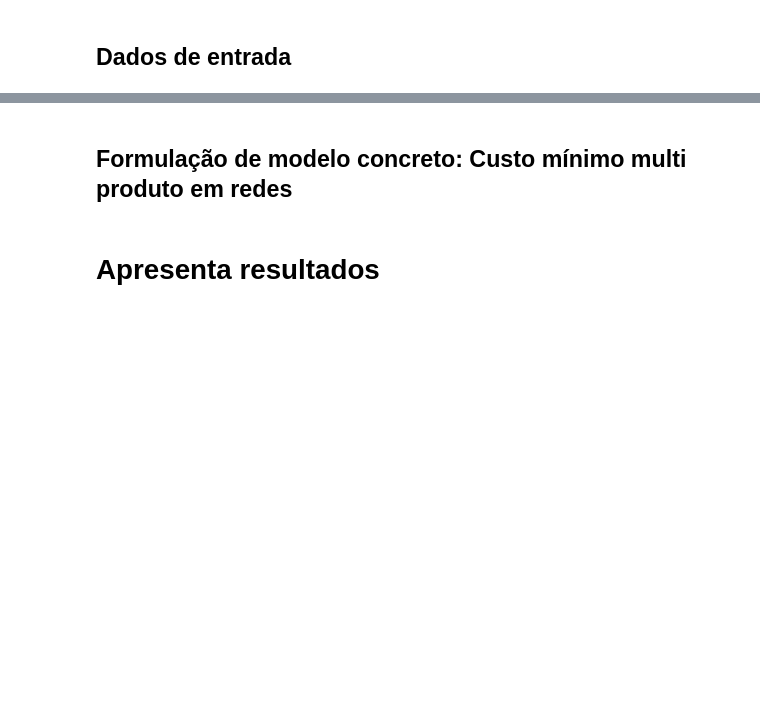
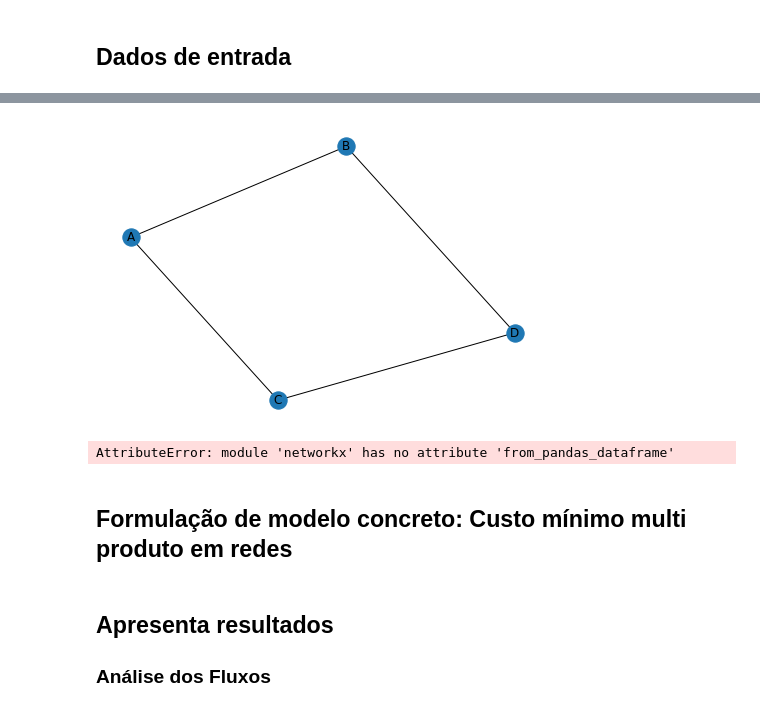
Before and after one commit to evpinheiro/competition-studies, a Jupyter notebook: EstudosConcorrencial.ipynb, the cells around one changed output, grey strips where cells are left out. Cells and saved outputs as stored; diff of their text form; code cells hidden in the pictures; blank space fills up the shorter version.

```diff
--- a/EstudosConcorrencial.ipynb
+++ b/EstudosConcorrencial.ipynb
@@ -58,3 +104,51 @@ demanda_origem_destino = {  origem_destino[0]:1,
+# %%
+import networkx as nx
+G = nx.Graph()
+G.add_edge('A', 'B', weight=4)
+G.add_edge('B', 'D', weight=2)
+G.add_edge('A', 'C', weight=3)
+G.add_edge('C', 'D', weight=4)
+nx.draw(G, with_labels=True)
+plt.show()
+
+#nx.shortest_path(G, 'A', 'D', weight='weight')
+# %% [output]
+[figure, added]
+# %%
+import pandas as pd
+import numpy as np
+import networkx as nx
+import matplotlib.pyplot as plt
+
+# ------- DIRECTED
+
+# Build a dataframe with your connections
+# This time a pair can appear 2 times, in one side or in the other!
+df = pd.DataFrame({ 'from':['D', 'A', 'B', 'C','A'], 'to':['A', 'D', 'A', 'E','C']})
+df
+
+# Build your graph. Note that we use the DiGraph function to create the graph!
+G=nx.from_pandas_dataframe(df, 'from', 'to', create_using=nx.DiGraph() )
+
+# Make the graph
+nx.draw(G, with_labels=True, node_size=1500, alpha=0.3, arrows=True)
+
+# &nbsp;
+
+# # ------- UNDIRECTED
+
+# # Build a dataframe with your connections
+# # This time a pair can appear 2 times, in one side or in the other!
+# df = pd.DataFrame({ 'from':['D', 'A', 'B', 'C','A'], 'to':['A', 'D', 'A', 'E','C']})
+# df
+
+# # Build your graph. Note that we use the Graph function to create the graph!
+# G=nx.from_pandas_dataframe(df, 'from', 'to', create_using=nx.Graph() )
+
+# # Make the graphnx.draw(G, with_labels=True, node_size=1500, alpha=0.3, arrows=True)
+# plt.title("UN-Directed")
+# %% [output]
+AttributeError: module 'networkx' has no attribute 'from_pandas_dataframe'
 # %% [markdown]
 ## Formulação de modelo concreto: Custo mínimo multi produto em redes
 # %%
@@ -88,4 +182,5 @@ modelo.capacidade_arco = pe.Constraint(modelo.edge_set, rule=capacidades)
 solver = pyomo.opt.SolverFactory('cbc')
 results = solver.solve(modelo)
 # %% [markdown]
-# Apresenta resultados
+## Apresenta resultados
+### Análise dos Fluxos
```
Also changed, not shown: parts of 11 cells of this notebook.
